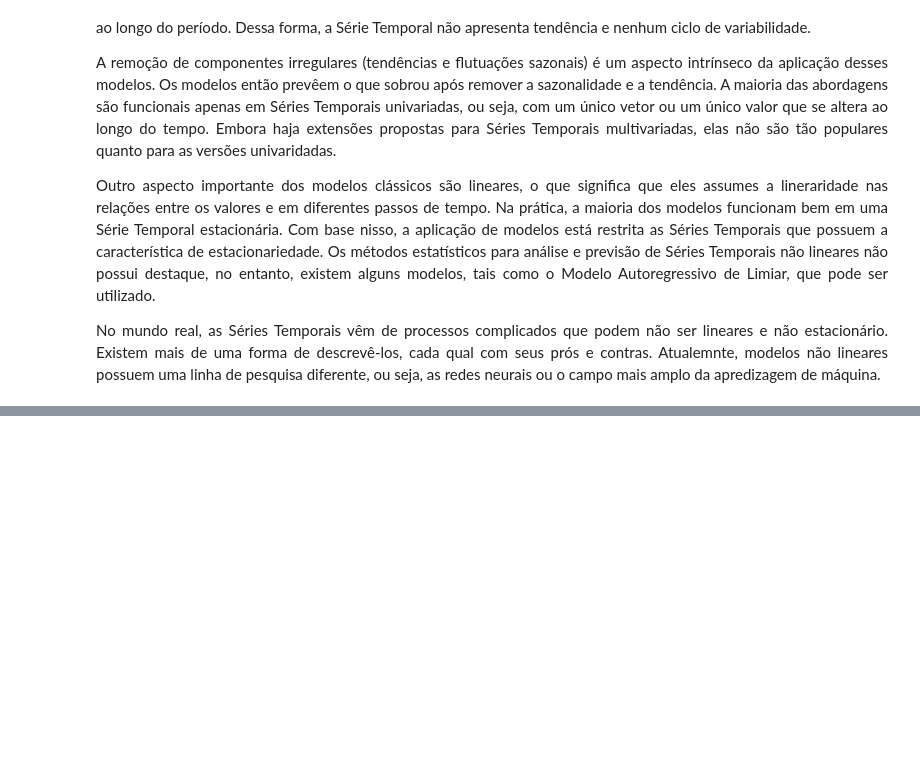
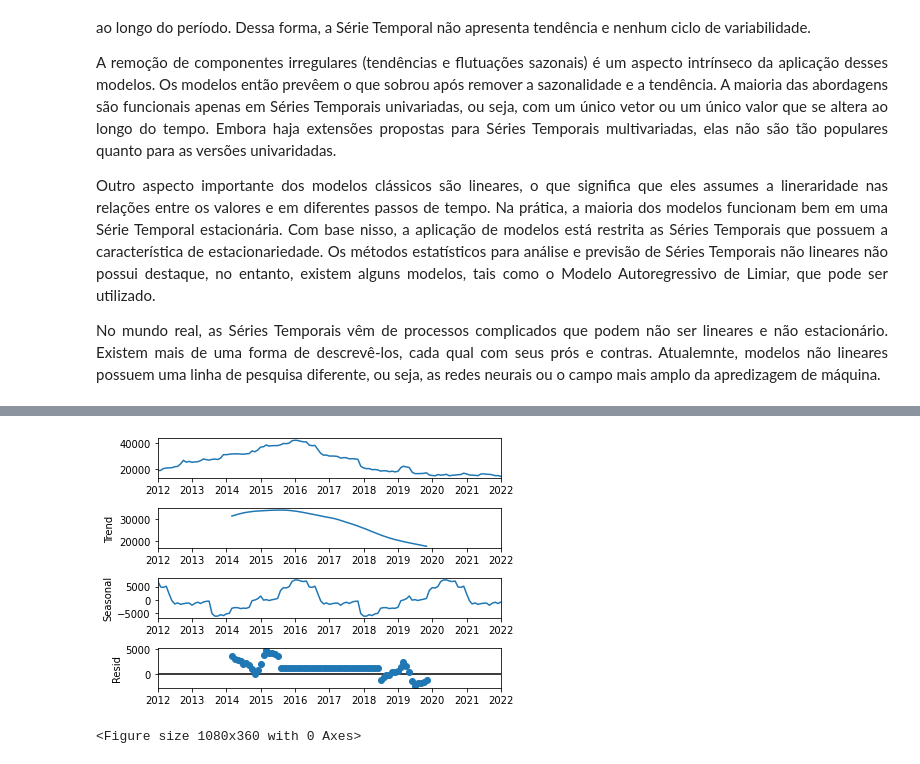
Before and after one commit to willianpina/Time_Series_Studies, a Jupyter notebook: Médias Móveis e Modelos Autoregressivos.ipynb, the cells around one changed output, grey strips where cells are left out. Cells and saved outputs as stored; diff of their text form; code cells hidden in the pictures; blank space fills up the shorter version.

```diff
--- a/Médias Móveis e Modelos Autoregressivos.ipynb
+++ b/Médias Móveis e Modelos Autoregressivos.ipynb
@@ -38,0 +144,9 @@ model</td>
+# %%
+from statsmodels.tsa.seasonal import seasonal_decompose
+result = seasonal_decompose(dados, model='additive', period=52)
+
+result.plot()
+plt.show()
+# %% [output]
+[figure, added]
+<Figure size 1080x360 with 0 Axes>
```
Also changed, not shown: parts of 9 cells of this notebook.
